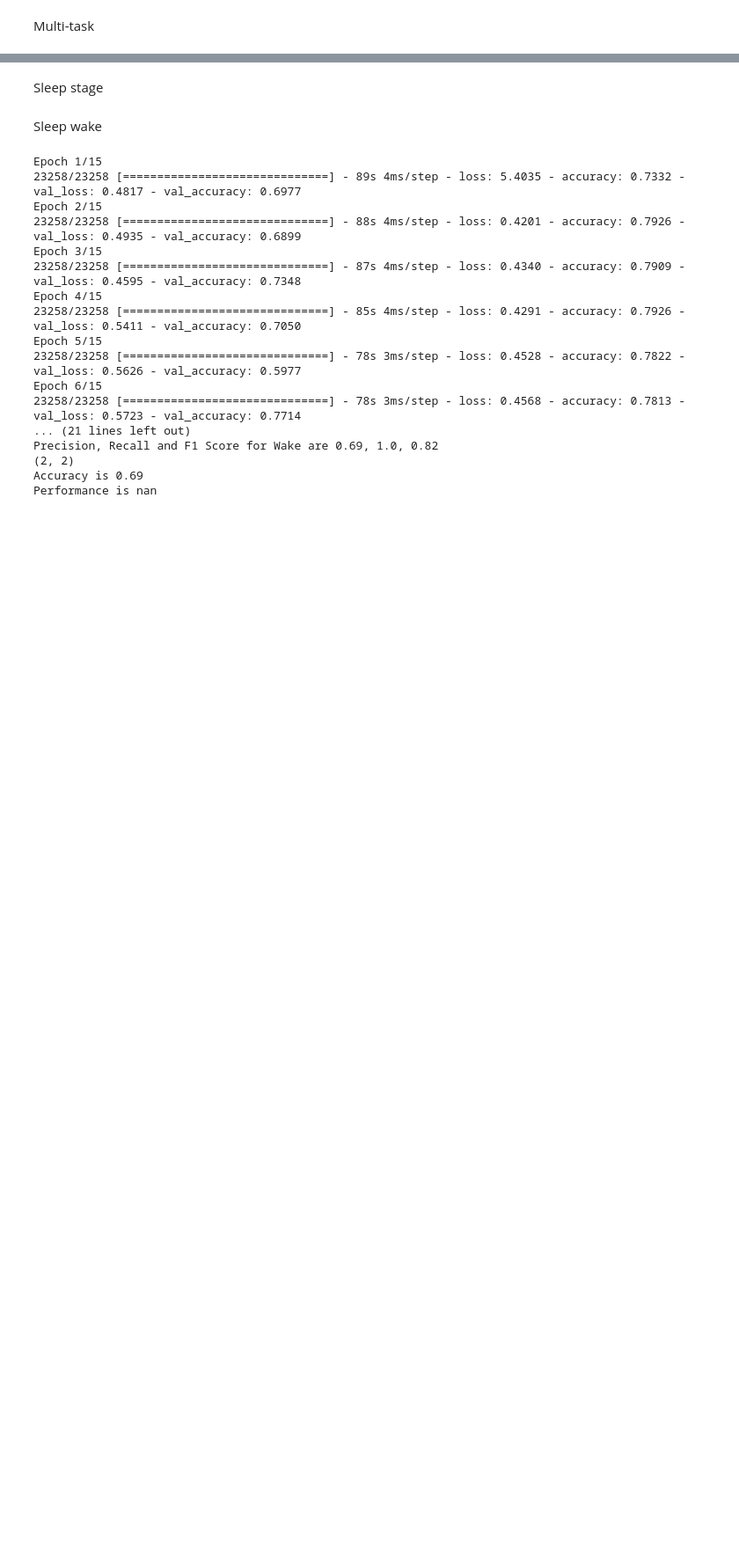
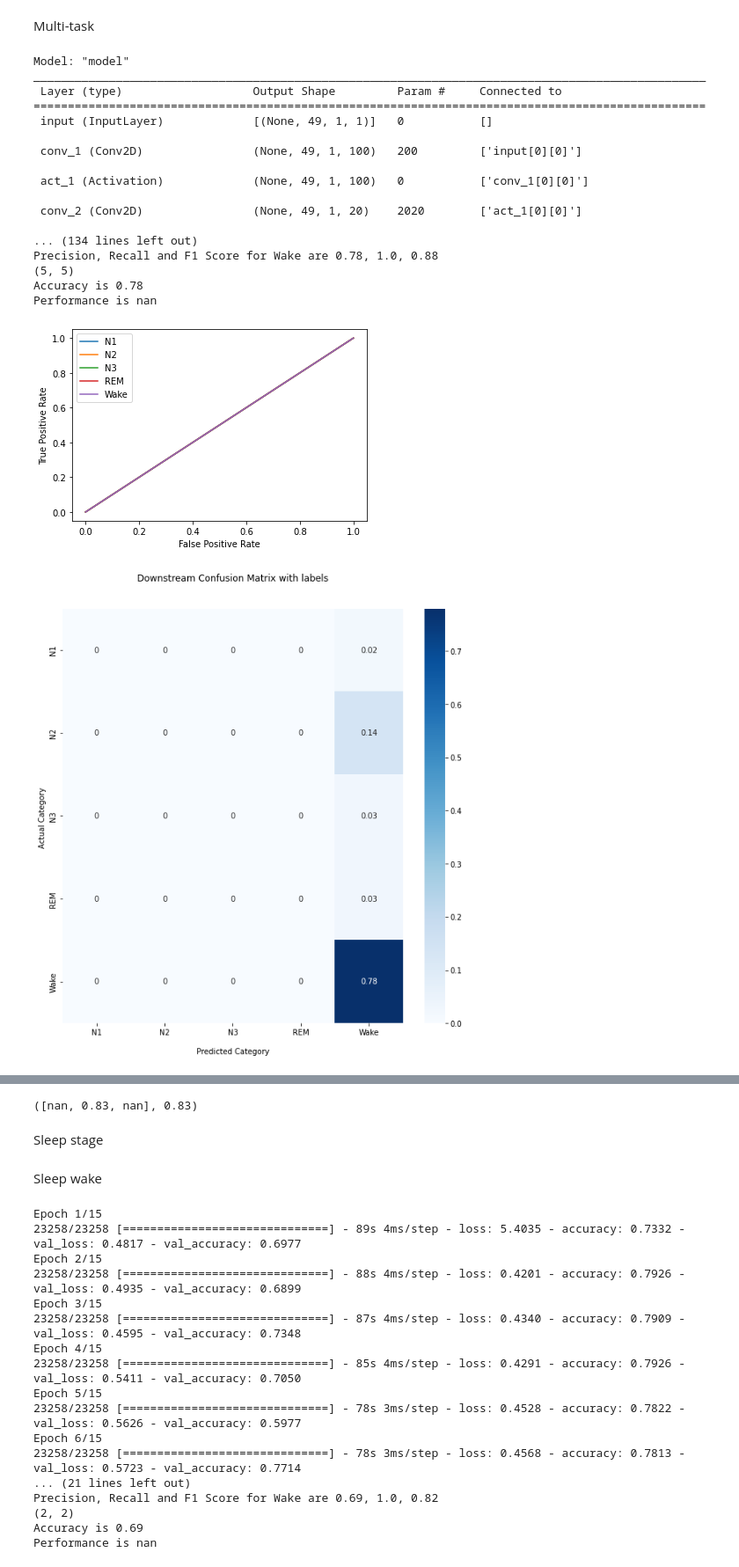
Before and after one commit to AmirKhak/Sleep-classifier, a Jupyter notebook: Multitask Learning/Multitask Learning SelfCNN.ipynb, the cells around one changed output, grey strips where cells are left out. Shown at 88% size. Cells and saved outputs as stored; diff of their text form; code cells hidden in the pictures; blank space fills up the shorter version.

```diff
--- a/Multitask Learning/Multitask Learning SelfCNN.ipynb
+++ b/Multitask Learning/Multitask Learning SelfCNN.ipynb
@@ -21,7 +21,7 @@ from tensorflow.keras.optimizers import RMSprop
 from pandas.core.frame import DataFrame
 from time import sleep
 # %%
-experience = 8
+experience = 1
 
 number_columns = 5
 #number_columns = 3
@@ -76,7 +76,7 @@ labelled_dataset_pos = pd.read_pickle(file_name_pos)
 
 OnLabel = ["Label",'Sleep State']
 
-for i in range(70):
+for i in range(49):
   OnLabel.append(str(i))
 
 new_labelled_dataset = pd.merge(labelled_dataset_stage, labelled_dataset_pos, on=OnLabel)
@@ -160,6 +160,15 @@ y_train_hr, additional_hr = split_trains_sets(y_train_hr, train_split_ratio)
 
 x_train, additional_train = split_trains_sets(x_train, train_split_ratio)
 
+train_split_ratio = 0.9
+
+y_test_stage, additional_test_stage = split_trains_sets(y_test_stage, train_split_ratio)
+y_test_wake, additional_test_wake = split_trains_sets(y_test_wake, train_split_ratio)
+y_test_pos, additional_test_pos = split_trains_sets(y_test_pos, train_split_ratio)
+y_test_hr, additional_test_hr = split_trains_sets(y_test_hr, train_split_ratio)
+
+x_test, additional_test = split_trains_sets(x_test, train_split_ratio)
+
 y_test_stage = np.append(y_test_stage, additional_stage, axis=0)
 y_test_wake = np.append(y_test_wake, additional_wake, axis=0)
 y_test_pos = np.append(y_test_pos, additional_pos, axis=0)
@@ -167,10 +176,28 @@ y_test_hr = np.append(y_test_hr, additional_hr, axis=0)
 
 x_test = np.append(x_test, additional_train, axis=0)
 
+train_split_ratio = 0.9
+
+y_train_stage, y_test_stage_f = split_trains_sets(y_train_stage, train_split_ratio)
+y_train_wake, y_test_wake_f = split_trains_sets(y_train_wake, train_split_ratio)
+y_train_pos, y_test_pos_f = split_trains_sets(y_train_pos, train_split_ratio)
+y_train_hr, y_test_hr_f = split_trains_sets(y_train_hr, train_split_ratio)
+
+x_train, x_test_f = split_trains_sets(x_train, train_split_ratio)
+
+#Creating test sets
+y_test_stage_f = np.append(y_test_stage_f, additional_test_stage, axis=0)
+y_test_wake_f = np.append(y_test_wake_f, additional_test_wake, axis=0)
+y_test_pos_f = np.append(y_test_pos_f, additional_test_pos, axis=0)
+y_test_hr_f = np.append(y_test_hr_f, additional_test_hr, axis=0)
+
+x_test_f = np.append(x_test_f, additional_test, axis=0)
 
 x_train = x_train.reshape((x_train.shape[0], x_train.shape[1], 1, 1))
 x_test = x_test.reshape((x_test.shape[0], x_test.shape[1], 1, 1))
+x_test_f = x_test_f.reshape((x_test_f.shape[0], x_test_f.shape[1], 1, 1))
 
 print(x_test.shape)
 print(x_train.shape)
+print(x_test_f.shape)
 # %% [output]
@@ -183,10 +211,10 @@ from tensorflow.keras.layers import Input, Conv2D, Activation, MaxPool2D, Flatte
 
 input_ = Input(shape=(x_train.shape[1],1,1), name='input')
 
-conv_1 = Conv2D(100, kernel_size=(10,1), name='conv_1')(input_)
+conv_1 = Conv2D(100, kernel_size=(1,1), name='conv_1')(input_)
 act_1 = Activation('relu', name='act_1')(conv_1)
 
-conv_2 = Conv2D(200, kernel_size=(5,1), name='conv_2')(act_1)
+conv_2 = Conv2D(20, kernel_size=(1,1), name='conv_2')(act_1)
 act_2 = Activation('relu', name='act_2')(conv_2)
 
 flat_1 = Flatten(name='flat_1')(act_2)
@@ -213,35 +241,55 @@ model.compile(
         'sleep_pos_dense_2': 'categorical_crossentropy',
         'sleep_hr_dense_2': 'categorical_crossentropy'
     },
     optimizer='RMSprop',
     metrics=['accuracy']
 )
 
 _ = model.fit(x_train, [y_train_stage, y_train_wake, y_train_pos, y_train_hr], validation_data=(x_test, [y_test_stage, y_test_wake, y_test_pos, y_test_hr]),
               batch_size=16,epochs=50)
 
-y_preds = model.predict(x_test)
+y_preds = model.predict(x_test_f)
 
-test_labels = np.argmax(y_test_stage, axis=1)
+test_labels = np.argmax(y_test_stage_f, axis=1)
 y_pred = np.argmax(y_preds[:][0], axis=1)
 
 Labels = ['N1', 'N2', 'N3', 'REM', 'Wake']
 printConfusionMatrix(test_labels, y_pred, Labels, show=True)
 
-test_labels = np.argmax(y_test_wake, axis=1)
+test_labels = np.argmax(y_test_wake_f, axis=1)
 y_pred = np.argmax(y_preds[:][1], axis=1)
 
 Labels = ['Sleep', 'Wake']
 printConfusionMatrix(test_labels, y_pred, Labels, show=True)
 
-test_labels = np.argmax(y_test_pos, axis=1)
+test_labels = np.argmax(y_test_pos_f, axis=1)
 y_pred = np.argmax(y_preds[:][2], axis=1)
 
 Labels = ['Supine', 'Upright', 'Right', 'Prone', 'Left']
 printConfusionMatrix(test_labels, y_pred, Labels, show=True)
 
-test_labels = np.argmax(y_test_hr, axis=1)
+test_labels = np.argmax(y_test_hr_f, axis=1)
 y_pred = np.argmax(y_preds[:][3], axis=1)
 
 Labels = ['Slow', 'Normal', 'Fast']
 printConfusionMatrix(test_labels, y_pred, Labels, show=True)
+# %% [output]
+Model: "model"
+__________________________________________________________________________________________________
+ Layer (type)                   Output Shape         Param #     Connected to
+==================================================================================================
+ input (InputLayer)             [(None, 49, 1, 1)]   0           []
+
+ conv_1 (Conv2D)                (None, 49, 1, 100)   200         ['input[0][0]']
+
+ act_1 (Activation)             (None, 49, 1, 100)   0           ['conv_1[0][0]']
+
+ conv_2 (Conv2D)                (None, 49, 1, 20)    2020        ['act_1[0][0]']
+
+... (134 lines left out)
+Precision, Recall and F1 Score for Wake are 0.78, 1.0, 0.88
+(5, 5)
+Accuracy is 0.78
+Performance is nan
+[figure, added]
+[figure, added]
@@ -248,3 +331,4 @@ printConfusionMatrix(test_labels, y_pred, Labels, show=True)
+([nan, 0.83, nan], 0.83)
 # %% [markdown]
 Sleep stage
 # %%
```
Also changed, not shown: parts of 6 cells of this notebook, 3 other files.
